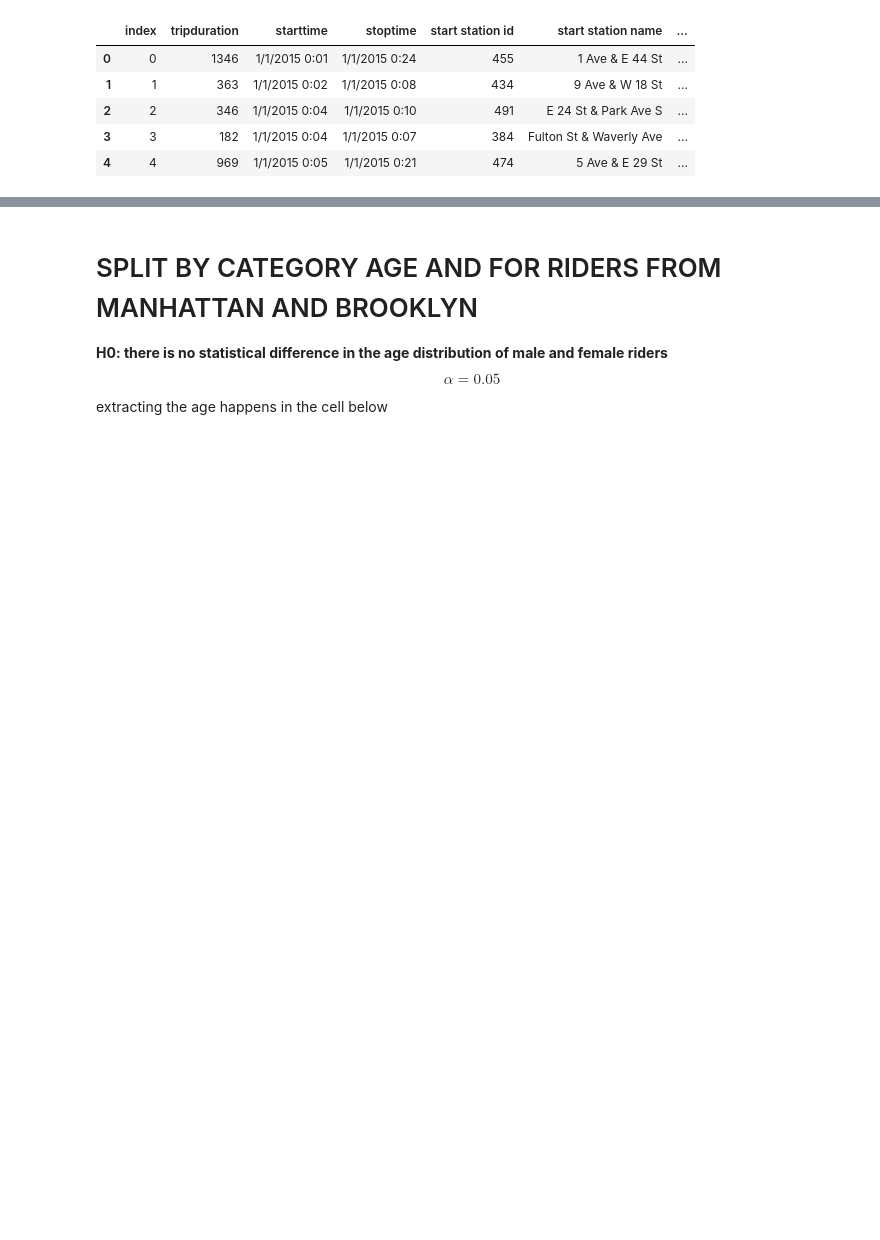
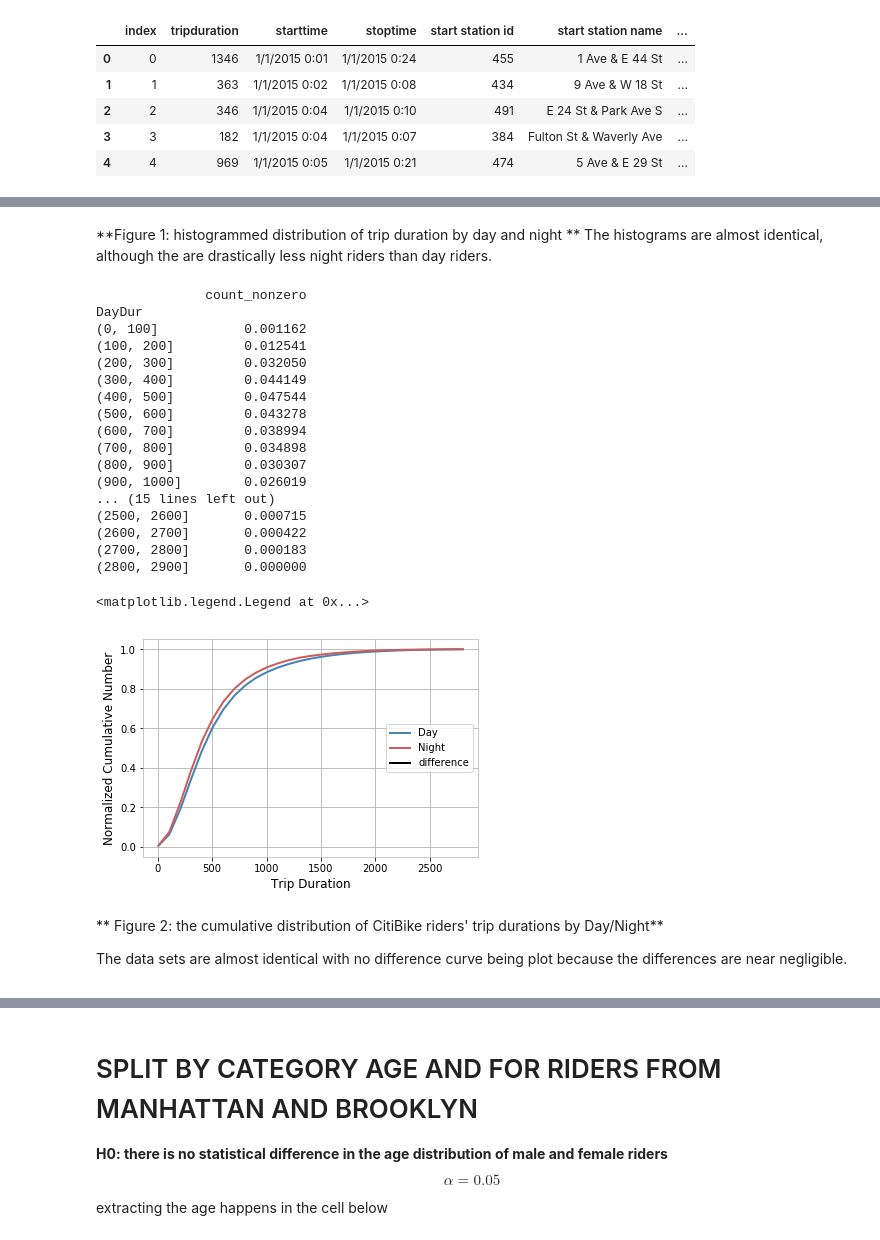
Before and after one commit to andrewnell/PUI2017_adn323, a Jupyter notebook: HW4_adn323/Ass4_adn323.ipynb, the cells around one changed output, grey strips where cells are left out. Saved outputs shown, nothing was run; the diff lists cells and outputs as text; code cells hidden in the pictures; blank space fills up the shorter version.

```diff
--- a/HW4_adn323/Ass4_adn323.ipynb
+++ b/HW4_adn323/Ass4_adn323.ipynb
@@ -150,0 +161,41 @@ axM = df.ageM.groupby(pd.cut(df.ageM, bins)).agg([count_nonzero]).plot(kind='bar
+# %% [markdown]
+**Figure 1: histogrammed distribution of trip duration by day and night **
+The histograms are almost identical, although the are drastically less night riders than day riders.
+# %%
+#print df.ageS, df.ageS.cumsum()
+
+csNightDur = CitiBikedf.NightDur.groupby(pd.cut(CitiBikedf.NightDur, bins)).agg([count_nonzero]).cumsum()
+
+csDayDur = CitiBikedf.DayDur.groupby(pd.cut(CitiBikedf.DayDur, bins)).agg([count_nonzero]).cumsum()
+
+print (np.abs(csDayDur / csDayDur.max()-csNightDur / csNightDur.max()))
+
+pl.plot(bins[:-1] + 5, csDayDur / csDayDur.max(), label = "Day")
+pl.plot(bins[:-1] + 5, csNightDur / csNightDur.max(), label = "Night")
+pl.plot(bins[:-1] + 5, np.sqrt(csDayDur / csDayDur.max() - csNightDur / csNightDur.max())**2, 'k-',label = "difference")
+pl.xlabel("Trip Duration")
+pl.ylabel("Normalized Cumulative Number")
+pl.legend()
+# %% [output]
+              count_nonzero
+DayDur
+(0, 100]           0.001162
+(100, 200]         0.012541
+(200, 300]         0.032050
+(300, 400]         0.044149
+(400, 500]         0.047544
+(500, 600]         0.043278
+(600, 700]         0.038994
+(700, 800]         0.034898
+(800, 900]         0.030307
+(900, 1000]        0.026019
+... (15 lines left out)
+(2500, 2600]       0.000715
+(2600, 2700]       0.000422
+(2700, 2800]       0.000183
+(2800, 2900]       0.000000
+<matplotlib.legend.Legend at 0x...>
+[figure, added]
+# %% [markdown]
+** Figure 2: the cumulative distribution of CitiBike riders' trip durations by Day/Night** <p>
+The data sets are almost identical with no difference curve being plot because the differences are near negligible.
```
Also changed, not shown: parts of 10 cells of this notebook.
